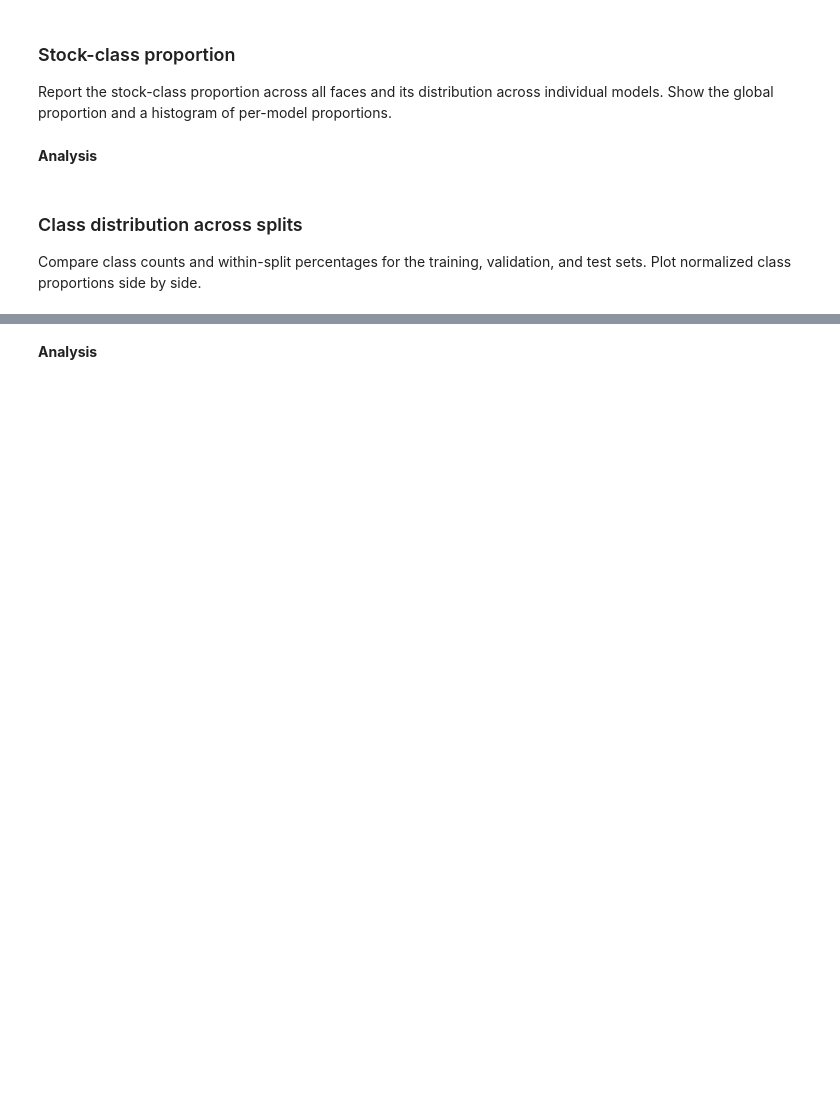
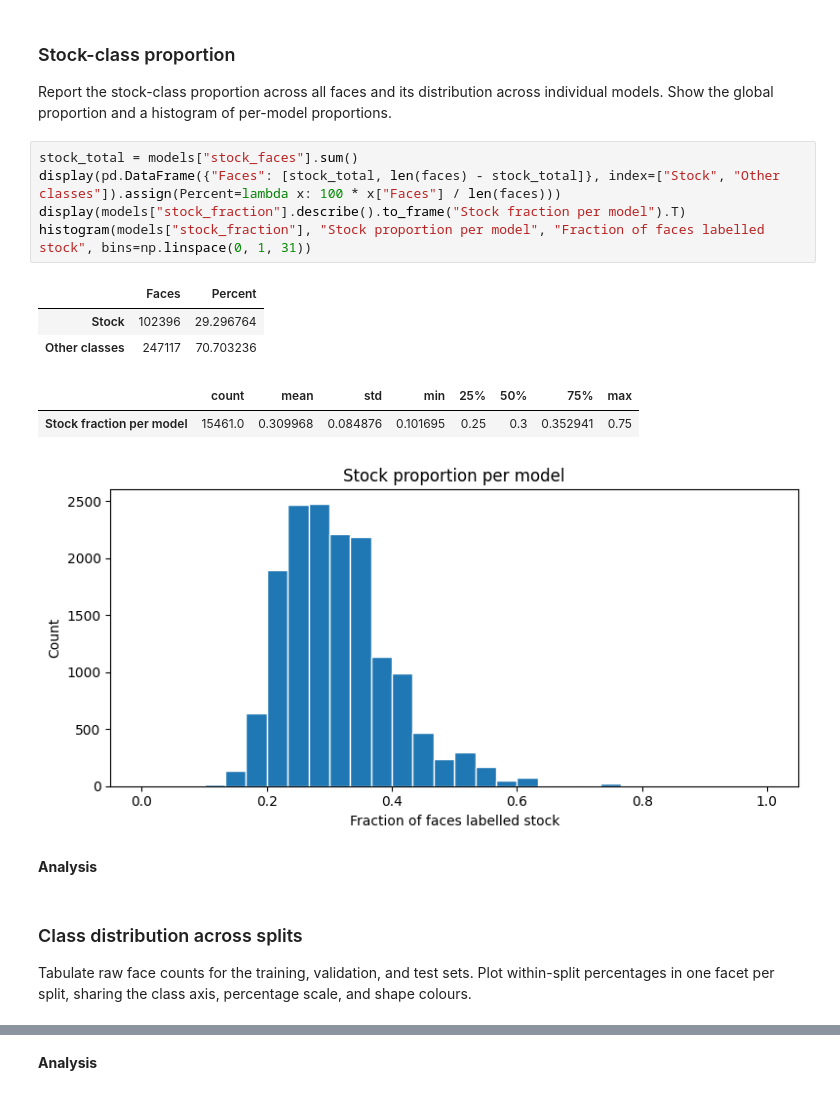
Before and after one commit to Yuan-Hou/GNN-IN-CAD, a Jupyter notebook: notebooks/eda.ipynb, the cells around one changed output, grey strips where cells are left out. Saved outputs shown, nothing was run; the diff lists cells and outputs as text; blank space fills up the shorter version.

```diff
--- a/notebooks/eda.ipynb
+++ b/notebooks/eda.ipynb
@@ -28,6 +259,18 @@ Report summary statistics and plot the distribution of the number of distinct fa
 ### Stock-class proportion
 
 Report the stock-class proportion across all faces and its distribution across individual models. Show the global proportion and a histogram of per-model proportions.
+# %%
+stock_total = models["stock_faces"].sum()
+display(pd.DataFrame({"Faces": [stock_total, len(faces) - stock_total]}, index=["Stock", "Other classes"]).assign(Percent=lambda x: 100 * x["Faces"] / len(faces)))
+display(models["stock_fraction"].describe().to_frame("Stock fraction per model").T)
+histogram(models["stock_fraction"], "Stock proportion per model", "Fraction of faces labelled stock", bins=np.linspace(0, 1, 31))
+# %% [output]
+|  | Faces | Percent |
+| Stock | 102396 | 29.296764 |
+| Other classes | 247117 | 70.703236 |
+|  | count | mean | std | min | 25% | 50% | 75% | max |
+| Stock fraction per model | 15461.0 | 0.309968 | 0.084876 | 0.101695 | 0.25 | 0.3 | 0.352941 | 0.75 |
+[figure, added]
 # %% [markdown]
 **Analysis**
 
@@ -35,4 +278,4 @@ Report the stock-class proportion across all faces and its distribution across i
 # %% [markdown]
 ### Class distribution across splits
 
-Compare class counts and within-split percentages for the training, validation, and test sets. Plot normalized class proportions side by side.
+Tabulate raw face counts for the training, validation, and test sets. Plot within-split percentages in one facet per split, sharing the class axis, percentage scale, and shape colours.
```
Also changed, not shown: parts of 27 cells of this notebook.
